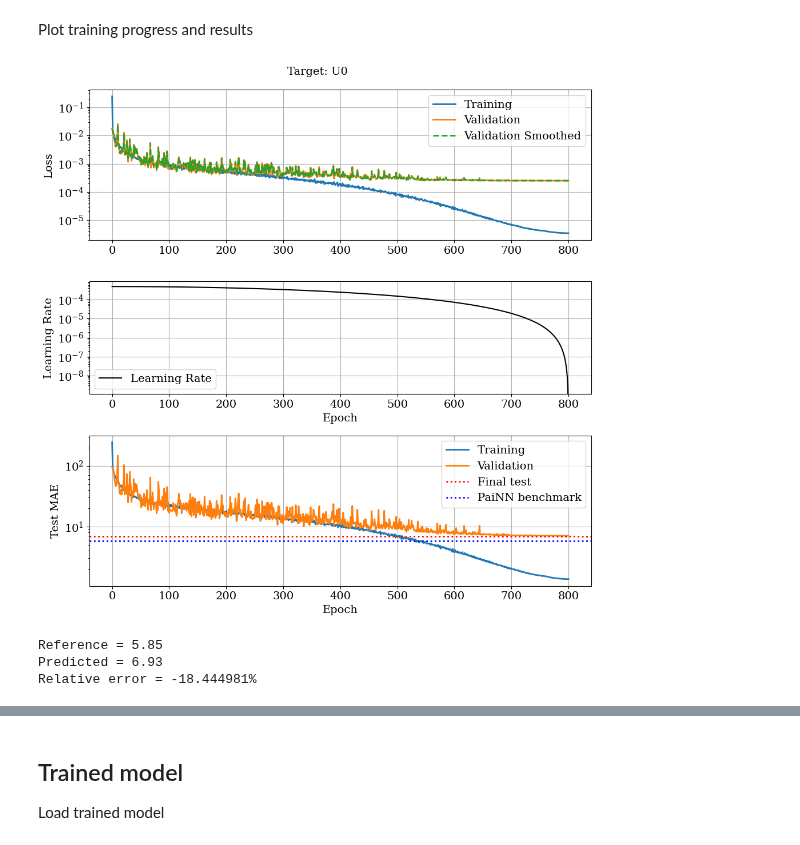
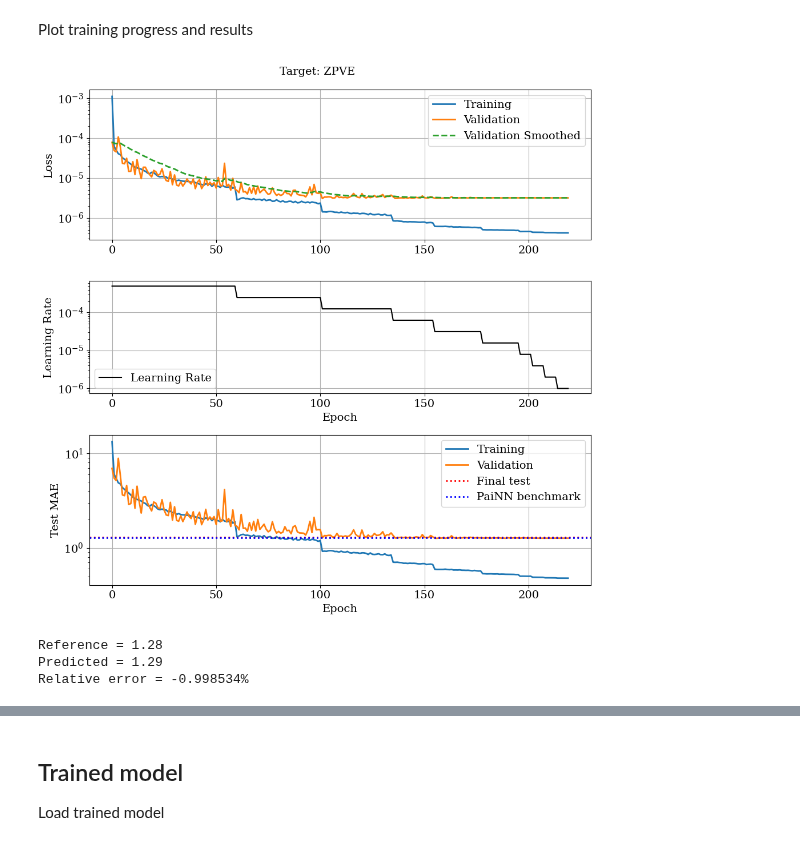
Before and after one commit to MarkusTHolm/DeepLearning_PAINN, a Jupyter notebook: examples/dataplotter.ipynb, the cells around one changed output, grey strips where cells are left out. Drawn from its saved outputs; the diff is of its cells as text; code cells hidden in the pictures.

Commit message:
Plot Commit

```diff
--- a/examples/dataplotter.ipynb
+++ b/examples/dataplotter.ipynb
@@ -51,14 +51,16 @@ def load_all_results(parameter, values, relative_path):
                         res_all[f"{parameter}_{val}"] = res
     return res_all
 
-relative_path = 'runs/train/2024-11-26'
+#relative_path = 'runs/train/2024-12-06' # SEED = 10
+relative_path = 'runs/train/2024-12-09' # SEED = 13
 target=7
-parameter = 'tMax'
-values = [200, 400, 600, 800, 1000]
-# parameter = 'target'
-# values = [6, 7, 8, 9]
+parameter = 'target'
+values = [6, 7, 8, 9, 10]
 res_all = load_all_results(parameter, values, relative_path)
 
 print(res_all.keys())
-res_all['tMax_200'].keys()
+res_all['target_6'].keys()
+
+# Quick fix
+#res_all['target_7']['test_MAE']= [100.0]
 # %% [output]
@@ -119,35 +128,35 @@ def plot_training_progress(data, target_name):
     ax2.set_ylabel('Learning Rate', color='k')
     ax2.tick_params(axis='y', labelcolor='k')
     ax2.legend(loc='lower left')  # Combine legends
     ax2.grid(True)
 
     # target_name = target_names[data['target']]
     plt.suptitle(f"Target: {target_name}")
     fig.tight_layout()
 
     # Plot primary y-axis (losses) on the first subplot
     ax3.semilogy(data['epoch'], data['train_MAE'],'-', lw=lw, label='Training')
     ax3.semilogy(data['epoch'], data['val_MAE'],'-', lw=lw, label='Validation')
     ax3.set_xlabel('Epoch')
     ax3.set_ylabel('Test MAE')
         # Plot test MAE as a horizontal line
     test_mae = data['test_MAE'][0]  # Convert tensor to a scalar
     ax3.axhline(y=test_mae, color='r', linestyle=':', lw=lw, label='Final test')
     ax3.axhline(y=df[target_name]['Reference'], color='b', linestyle=':', lw=lw, label='PaiNN benchmark')
     ax3.legend(loc='upper right')  # Update legend to include Test MAE
     ax3.grid(True)
     fig.tight_layout()
     plt.show()
 
     rel_err = (df[target_name]['Reference'] - test_mae)/df[target_name]['Reference']
     print(f"Reference = {df[target_name]['Reference']:1.2f}")
     print(f"Predicted = {test_mae:1.2f}")
     print(f"Relative error = {rel_err:%}")
 
 # print(f"{target=}")
-plot_training_progress(res_all['tMax_800'], target_names[target])
+plot_training_progress(res_all['target_6'], 'ZPVE')
 # %% [output]
-[figure, old version]
+[figure, new version]
-Reference = 5.85
-Predicted = 6.93
-Relative error = -18.444981%
+Reference = 1.28
+Predicted = 1.29
+Relative error = -0.998534%
```
Also changed, not shown: parts of 8 cells of this notebook, 7 other files.
